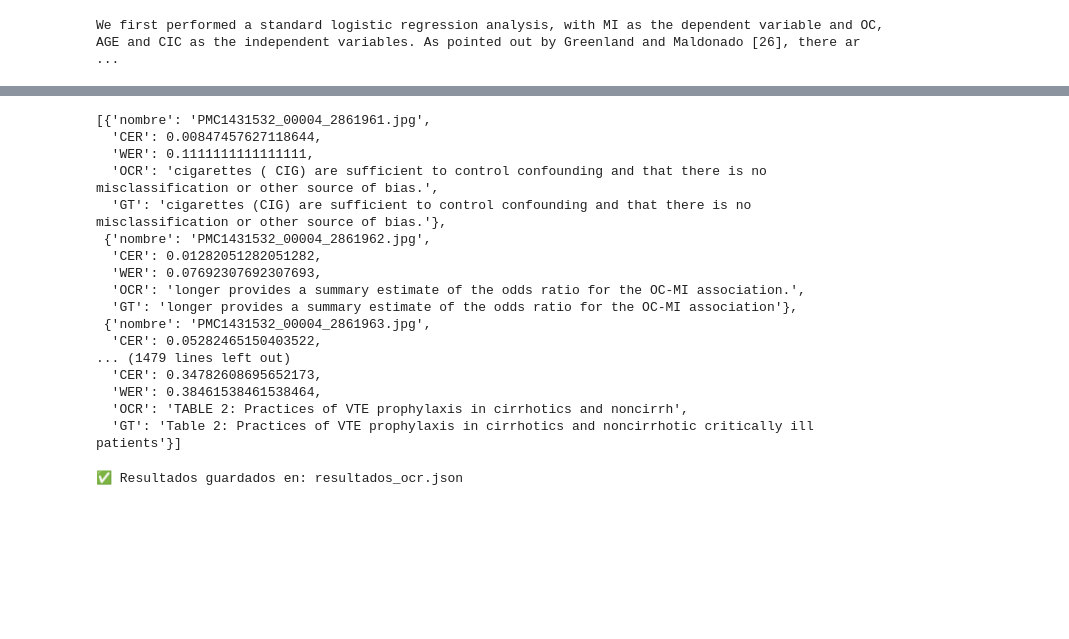
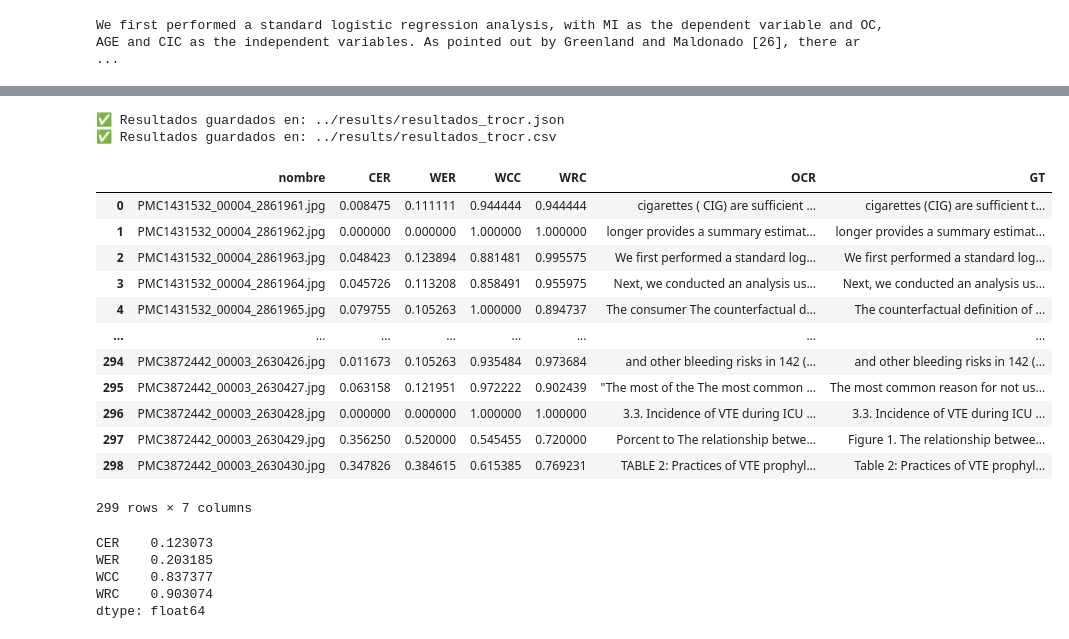
Before and after one commit to Mauro-Aguirregaray/DigitalizacionLibrosCientificos, a Jupyter notebook: notebooks/OCR_text_TrOCR.ipynb, the cells around one changed output, grey strips where cells are left out. Drawn from its saved outputs; the diff is of its cells as text; code cells hidden in the pictures; blank space fills up the shorter version.

```diff
--- a/notebooks/OCR_text_TrOCR.ipynb
+++ b/notebooks/OCR_text_TrOCR.ipynb
@@ -421,23 +443,3 @@ KeyboardInterrupt:
-# %%
-resultados
-# %% [output]
-[{'nombre': 'PMC1431532_00004_2861961.jpg',
-  'CER': 0.00847457627118644,
-  'WER': 0.1111111111111111,
-  'OCR': 'cigarettes ( CIG) are sufficient to control confounding and that there is no misclassification or other source of bias.',
-  'GT': 'cigarettes (CIG) are sufficient to control confounding and that there is no misclassification or other source of bias.'},
- {'nombre': 'PMC1431532_00004_2861962.jpg',
-  'CER': 0.01282051282051282,
-  'WER': 0.07692307692307693,
-  'OCR': 'longer provides a summary estimate of the odds ratio for the OC-MI association.',
-  'GT': 'longer provides a summary estimate of the odds ratio for the OC-MI association'},
- {'nombre': 'PMC1431532_00004_2861963.jpg',
-  'CER': 0.05282465150403522,
-... (1479 lines left out)
-  'CER': 0.34782608695652173,
-  'WER': 0.38461538461538464,
-  'OCR': 'TABLE 2: Practices of VTE prophylaxis in cirrhotics and noncirrh',
-  'GT': 'Table 2: Practices of VTE prophylaxis in cirrhotics and noncirrhotic critically ill patients'}]
 # %%
 import json
 
@@ -471,6 +473,36 @@ def guardar_resultados_en_csv(resultados, path_salida):
     print(f"✅ Resultados guardados en: {path_salida}")
 # %%
 guardar_resultados_en_json(resultados, "../results/resultados_trocr.json")
-guardar_resultados_en_csv(resultados, "../outputs/resultados_trocr.csv")
+guardar_resultados_en_csv(resultados, "../results/resultados_trocr.csv")
 # %% [output]
-✅ Resultados guardados en: resultados_ocr.json
+✅ Resultados guardados en: ../results/resultados_trocr.json
+✅ Resultados guardados en: ../results/resultados_trocr.csv
+# %%
+import pandas as pd
+
+df = pd.read_csv("../results/resultados_trocr.csv")
+
+df
+# %% [output]
+|  | nombre | CER | WER | WCC | WRC | OCR | GT |
+| 0 | PMC1431532_00004_2861961.jpg | 0.008475 | 0.111111 | 0.944444 | 0.944444 | cigarettes ( CIG) are sufficient ... | cigarettes (CIG) are sufficient t... |
+| 1 | PMC1431532_00004_2861962.jpg | 0.000000 | 0.000000 | 1.000000 | 1.000000 | longer provides a summary estimat... | longer provides a summary estimat... |
+| 2 | PMC1431532_00004_2861963.jpg | 0.048423 | 0.123894 | 0.881481 | 0.995575 | We first performed a standard log... | We first performed a standard log... |
+| 3 | PMC1431532_00004_2861964.jpg | 0.045726 | 0.113208 | 0.858491 | 0.955975 | Next, we conducted an analysis us... | Next, we conducted an analysis us... |
+| 4 | PMC1431532_00004_2861965.jpg | 0.079755 | 0.105263 | 1.000000 | 0.894737 | The consumer The counterfactual d... | The counterfactual definition of ... |
+| ... | ... | ... | ... | ... | ... | ... | ... |
+| 294 | PMC3872442_00003_2630426.jpg | 0.011673 | 0.105263 | 0.935484 | 0.973684 | and other bleeding risks in 142 (... | and other bleeding risks in 142 (... |
+| 295 | PMC3872442_00003_2630427.jpg | 0.063158 | 0.121951 | 0.972222 | 0.902439 | "The most of the The most common ... | The most common reason for not us... |
+| 296 | PMC3872442_00003_2630428.jpg | 0.000000 | 0.000000 | 1.000000 | 1.000000 | 3.3. Incidence of VTE during ICU ... | 3.3. Incidence of VTE during ICU ... |
+| 297 | PMC3872442_00003_2630429.jpg | 0.356250 | 0.520000 | 0.545455 | 0.720000 | Porcent to The relationship betwe... | Figure 1. The relationship betwee... |
+| 298 | PMC3872442_00003_2630430.jpg | 0.347826 | 0.384615 | 0.615385 | 0.769231 | TABLE 2: Practices of VTE prophyl... | Table 2: Practices of VTE prophyl... |
+299 rows × 7 columns
+# %%
+promedios = df.mean(numeric_only=True)
+print(promedios)
+# %% [output]
+CER    0.123073
+WER    0.203185
+WCC    0.837377
+WRC    0.903074
+dtype: float64
```
Also changed, not shown: parts of 3 cells of this notebook.
